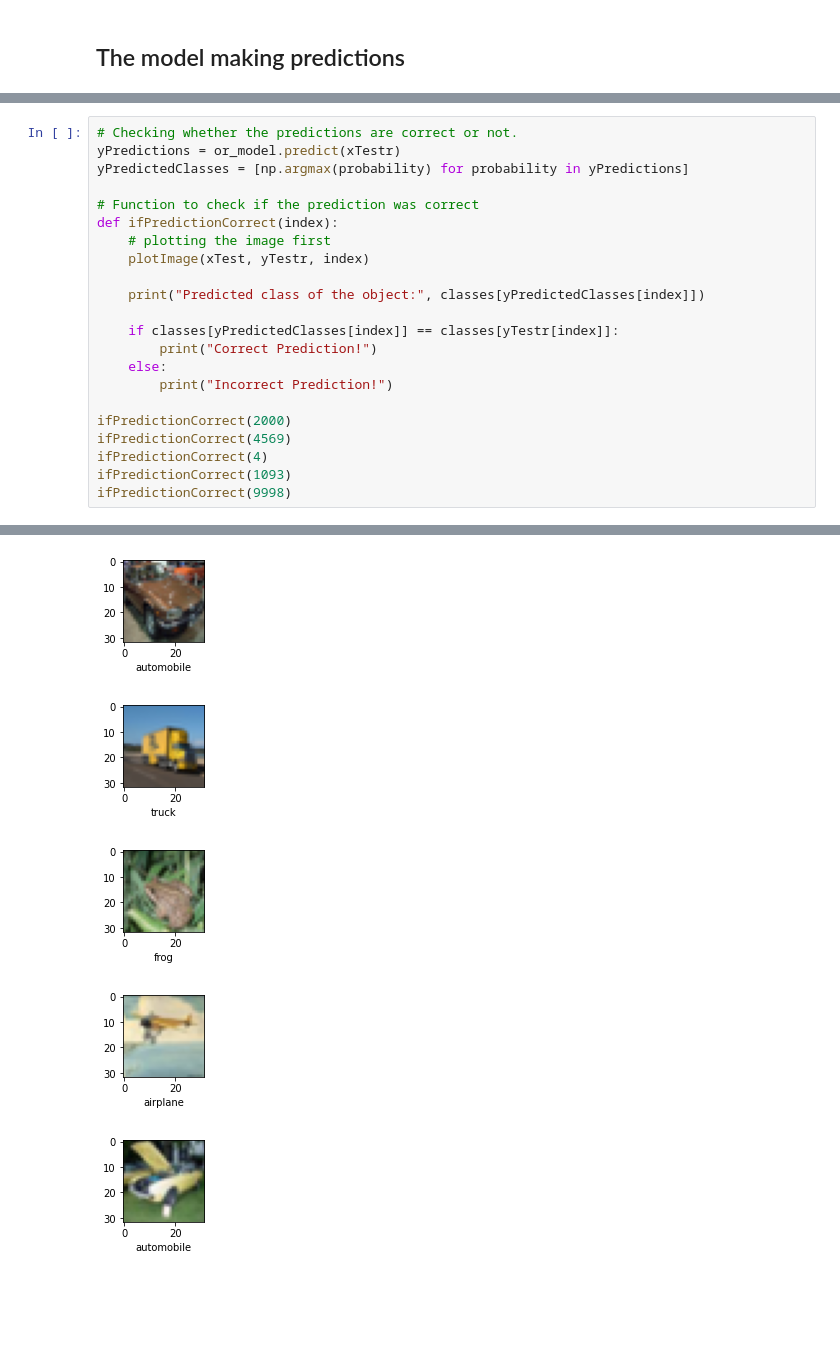
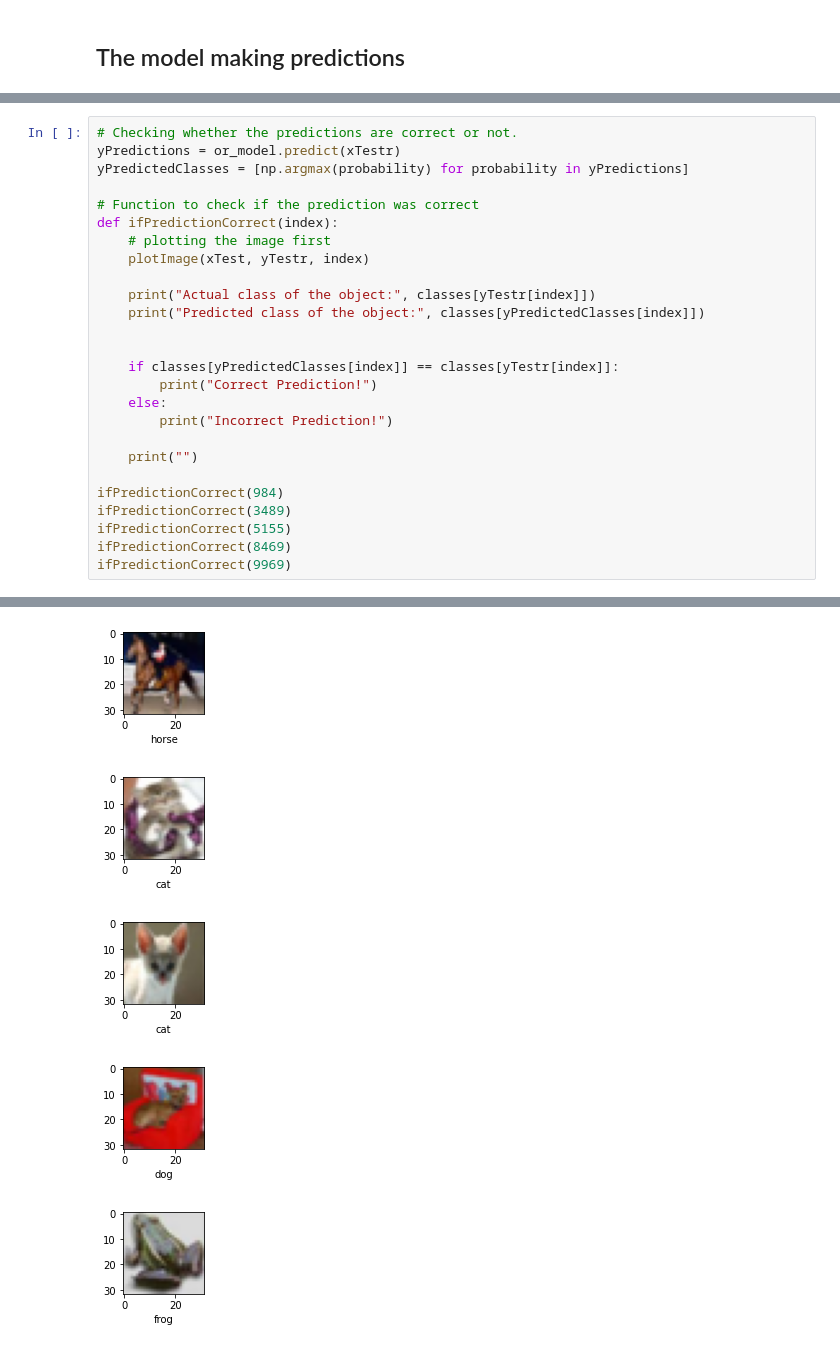
Before and after one commit to Zad-100/Object_Recognition_CNN_Project, a Jupyter notebook: ObjectRecognition.ipynb, the cells around one changed output, grey strips where cells are left out. Saved outputs shown, nothing was run; the diff lists cells and outputs as text; blank space fills up the shorter version.

```diff
--- a/ObjectRecognition.ipynb
+++ b/ObjectRecognition.ipynb
@@ -295,16 +295,20 @@ def ifPredictionCorrect(index):
     # plotting the image first
     plotImage(xTest, yTestr, index)
 
+    print("Actual class of the object:", classes[yTestr[index]])
     print("Predicted class of the object:", classes[yPredictedClasses[index]])
+
 
     if classes[yPredictedClasses[index]] == classes[yTestr[index]]:
         print("Correct Prediction!")
     else:
         print("Incorrect Prediction!")
 
-ifPredictionCorrect(2000)
-ifPredictionCorrect(4569)
-ifPredictionCorrect(4)
-ifPredictionCorrect(1093)
-ifPredictionCorrect(9998)
+    print("")
+
+ifPredictionCorrect(984)
+ifPredictionCorrect(3489)
+ifPredictionCorrect(5155)
+ifPredictionCorrect(8469)
+ifPredictionCorrect(9969)
 # %% [output]
@@ -321,5 +334,5 @@ Correct Prediction!
-[figure, old version]
+[figure, new version]
-[figure, old version]
+[figure, new version]
-[figure, old version]
+[figure, new version]
-[figure, old version]
+[figure, new version]
-[figure, old version]
+[figure, new version]
```
Also changed, not shown: parts of 8 cells of this notebook.
